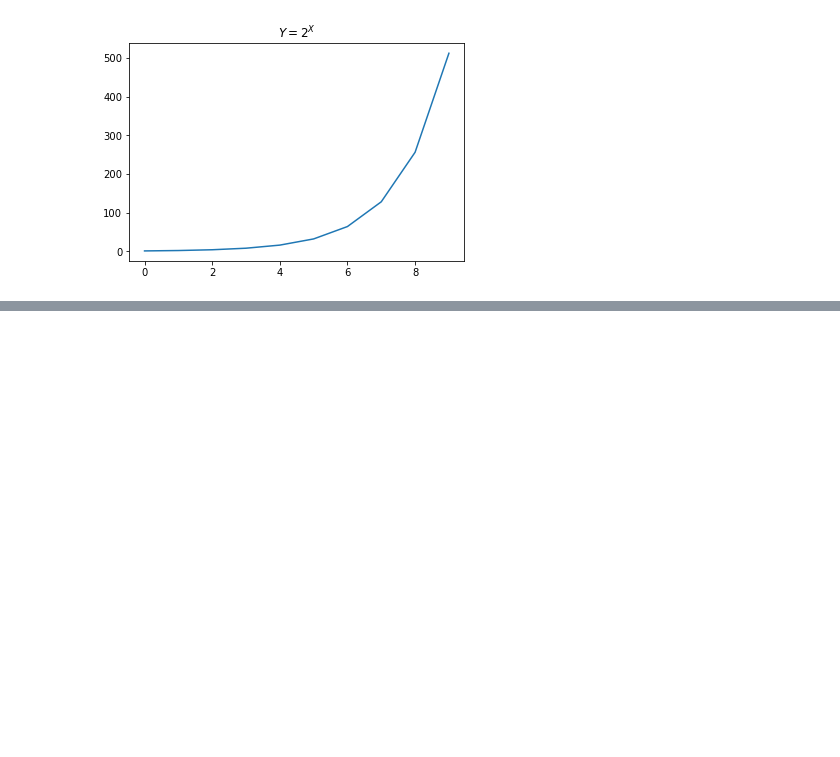
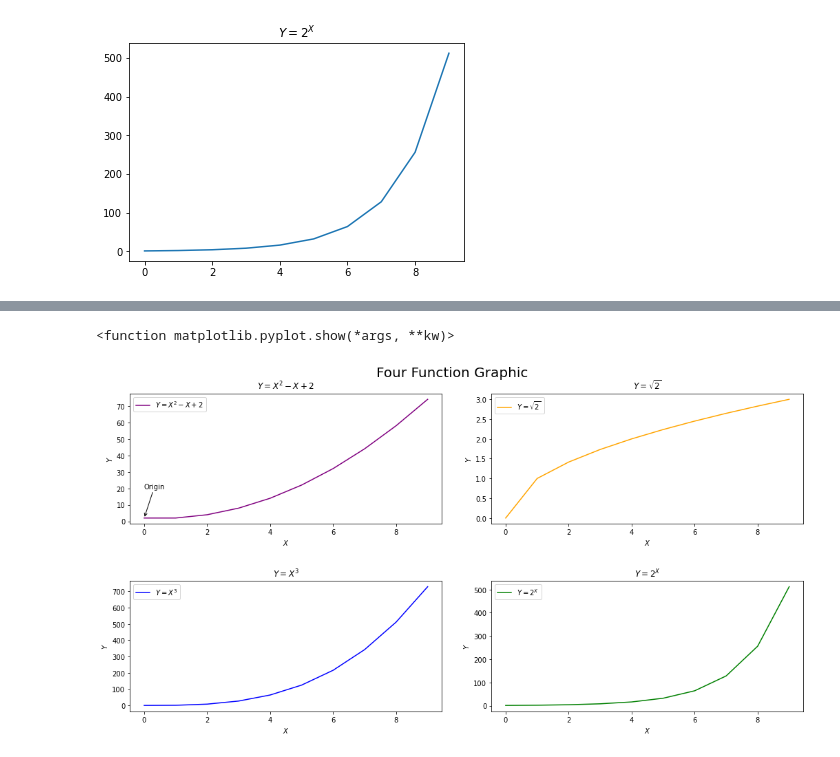
Before and after one commit to CSolitaire/numpy-pandas-visualization-exercises, a Jupyter notebook: matplotlib_exercises.ipynb, the cells around one changed output, grey strips where cells are left out. Drawn from its saved outputs; the diff is of its cells as text; code cells hidden in the pictures; blank space fills up the shorter version.

```diff
--- a/matplotlib_exercises.ipynb
+++ b/matplotlib_exercises.ipynb
@@ -37,0 +75,49 @@ plt.show()
+# %%
+plt.figure(figsize = (15,8))
+
+plt.subplot(2, 2, 1)
+x = np.array(range(10))
+y = ((x * x) - x + 2)
+plt.plot(y, c ='purple', label = '$Y=X^2-X+2$')
+plt.annotate('Origin', xy = (0,2), xytext = (0,20), arrowprops = {'arrowstyle':'->'})
+plt.xlabel('$X$')
+plt.ylabel('$Y$')
+plt.legend(loc ='upper left')
+plt.title ('$Y=X^2-X+2$')
+
+plt.subplot(2, 2, 2)
+x = np.array(range(10))
+y = (x ** 0.5)
+plt.plot(y, c ='orange', label = '$Y=\sqrt{2}$')
+plt.xlabel('$X$')
+plt.ylabel('$Y$')
+plt.legend(loc ='upper left')
+plt.title ('$Y=\sqrt{2}$')
+
+
+plt.subplot(2, 2, 3)
+x = np.array(range(10))
+y = (x ** 3)
+plt.plot(y, c = 'blue', label = '$Y=X^3$')
+plt.xlabel('$X$')
+plt.ylabel('$Y$')
+plt.legend(loc ='upper left')
+plt.title ('$Y=X^3$')
+
+
+plt.subplot(2, 2, 4)
+x = np.array(range(10))
+y = (2 ** x)
+plt.plot(y, c = 'green', label = '$Y=2^X$')
+plt.xlabel('$X$')
+plt.ylabel('$Y$')
+plt.legend(loc ='upper left')
+plt.title ('$Y=2^X$')
+
+
+plt.suptitle("Four Function Graphic", fontsize = 20)
+plt.tight_layout(pad = 3.0)
+plt.show
+# %% [output]
+<function matplotlib.pyplot.show(*args, **kw)>
+[figure, added]
```
Also changed, not shown: parts of 2 cells of this notebook.
